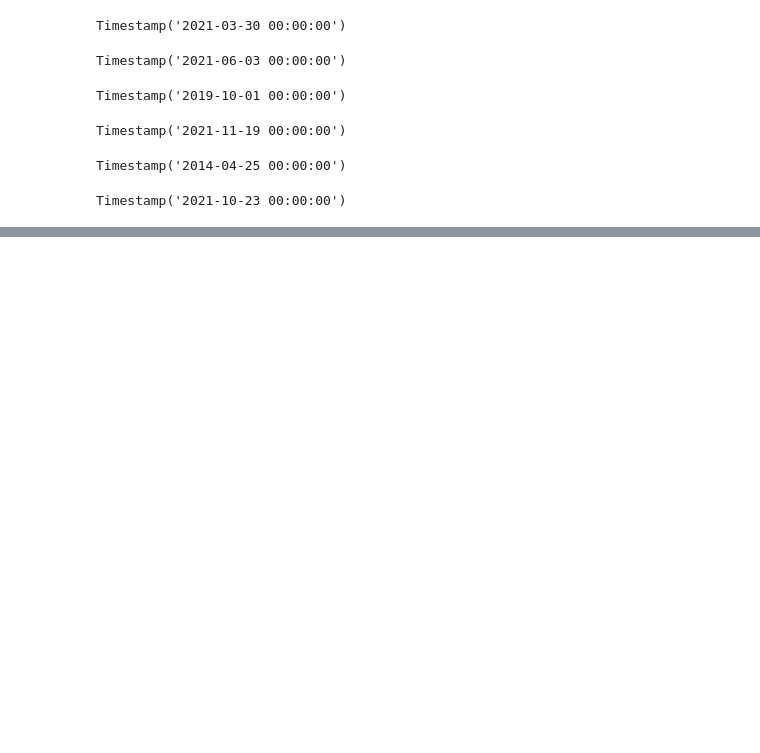
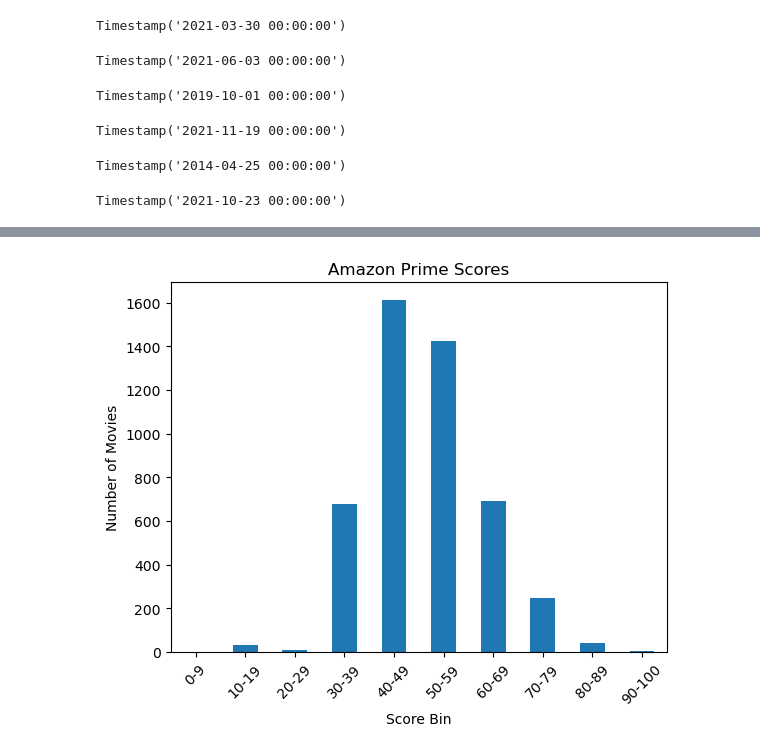
Before and after one commit to chadbarlow/gt-data-bootcamp_project-03_streaming-services-dashboard, a Jupyter notebook: static/etl/ipynb/data_exploration.ipynb, the cells around one changed output, grey strips where cells are left out. Cells and saved outputs as stored; diff of their text form; code cells hidden in the pictures; blank space fills up the shorter version.

```diff
--- a/static/etl/ipynb/data_exploration.ipynb
+++ b/static/etl/ipynb/data_exploration.ipynb
@@ -262,0 +299,3 @@ labels = ["Bottom 24", "25-49", "50-59", "60-69", "70-79", "80-89", "90-100"]
+# %%
+amazon_prime_bins = pd.DataFrame(amazon_prime_data.groupby(['score_bin']).count()['title'])
+amazon_prime_bins
@@ -262,0 +315,8 @@ labels = ["Bottom 24", "25-49", "50-59", "60-69", "70-79", "80-89", "90-100"]
+# %%
+# Create a bar graph of the DataFrame.
+amazon_prime_bins.plot(kind = 'bar', xlabel = 'Score Bin', ylabel = 'Number of Movies',
+                   title = 'Amazon Prime Scores', legend = False)
+plt.xticks(rotation = 45)
+plt.show()
+# %% [output]
+[figure, added]
```
Also changed, not shown: parts of 27 cells of this notebook, 5 other files.
